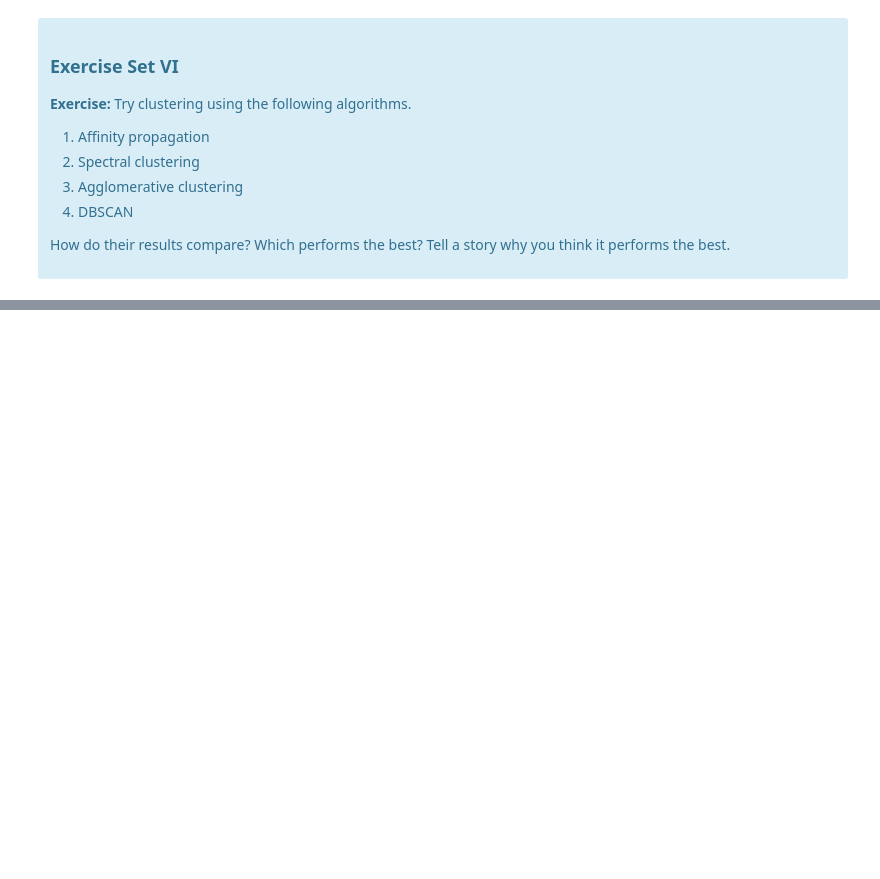
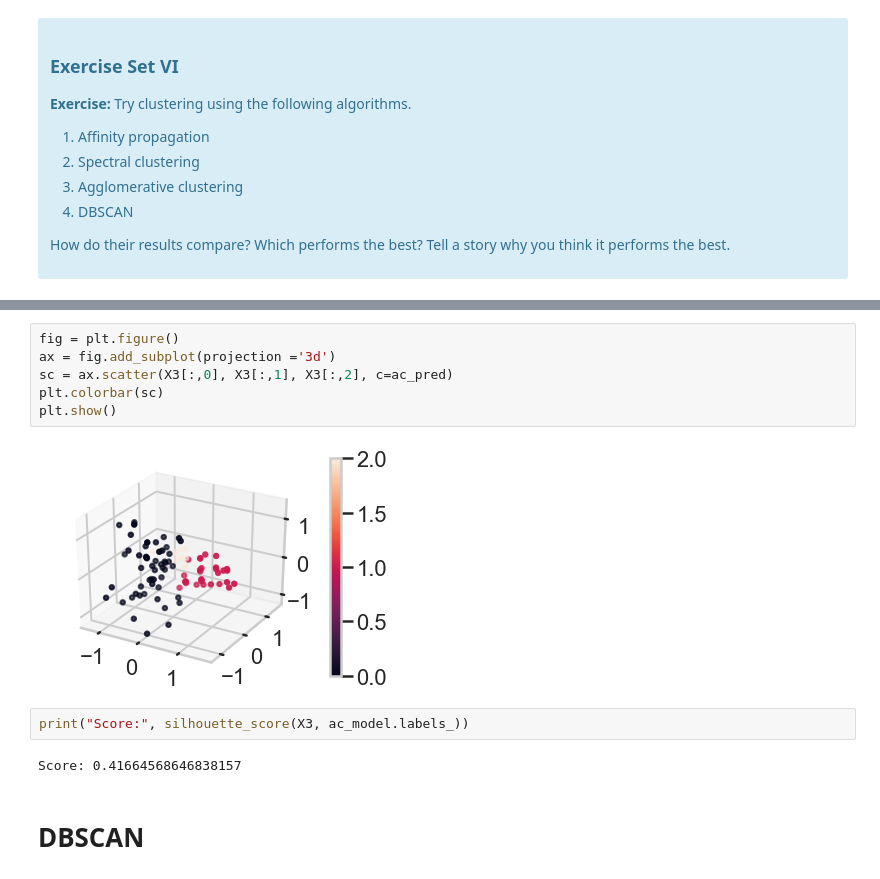
Before and after one commit to JessicaELewis/Clustering_Case_Study, a Jupyter notebook: Clustering Case Study - Customer Segmentation with K-Means - Tier 3.ipynb, the cells around one changed output, grey strips where cells are left out. Saved outputs shown, nothing was run; the diff lists cells and outputs as text; blank space fills up the shorter version.

```diff
--- a/Clustering Case Study - Customer Segmentation with K-Means - Tier 3.ipynb
+++ b/Clustering Case Study - Customer Segmentation with K-Means - Tier 3.ipynb
@@ -614,0 +730,14 @@ Source: http://scikit-learn.org/stable/modules/clustering.html
+# %%
+fig = plt.figure()
+ax = fig.add_subplot(projection ='3d')
+sc = ax.scatter(X3[:,0], X3[:,1], X3[:,2], c=ac_pred)
+plt.colorbar(sc)
+plt.show()
+# %% [output]
+[figure, added]
+# %%
+print("Score:", silhouette_score(X3, ac_model.labels_))
+# %% [output]
+Score: 0.41664568646838157
+# %% [markdown]
+# DBSCAN
```
Also changed, not shown: parts of 23 cells of this notebook.
